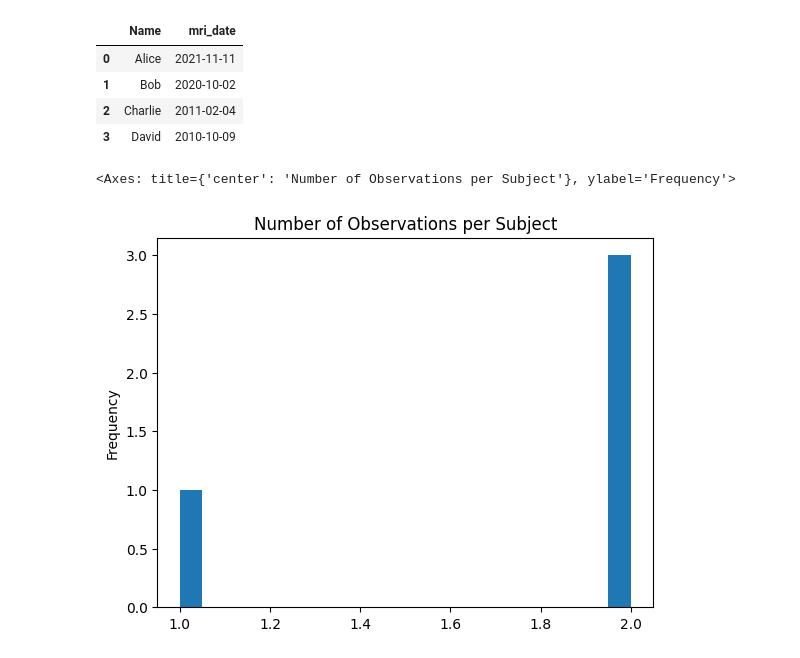
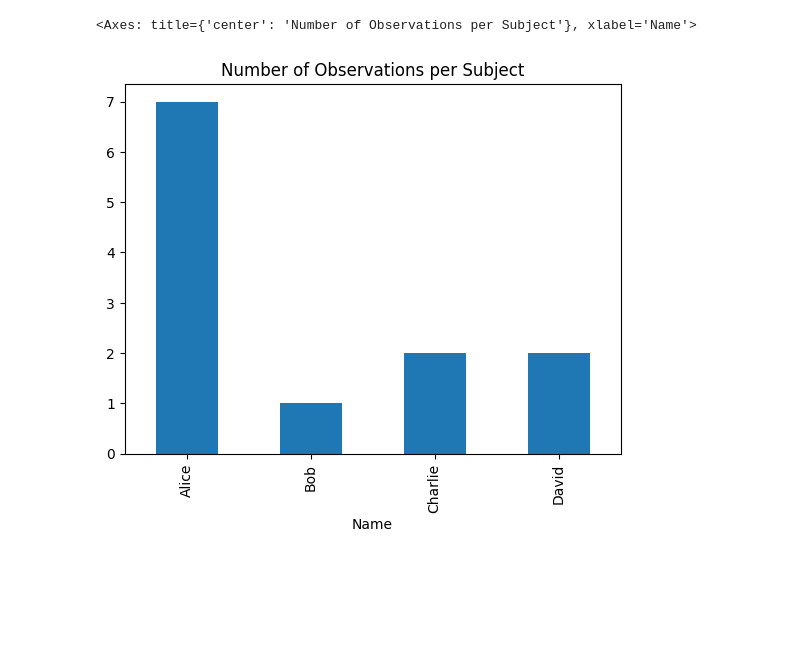
Before and after one commit to Rainiefantasy/heart-vis, a Jupyter notebook: notebooks/explore.ipynb, the cells around one changed output. Drawn from its saved outputs; the diff is of its cells as text; code cells hidden in the pictures; blank space fills up the shorter version.

Commit message:
updating notebook visualisations

```diff
--- a/notebooks/explore.ipynb
+++ b/notebooks/explore.ipynb
@@ -1,8 +1,7 @@
 # %%
-!pip install matplotlib
 import pandas as pd
 import matplotlib.pyplot as plt
-df = pd.read_excel('data/example_data.xlsx')
+df = pd.read_excel('../data/example_data.xlsx')
 
 # Print the first 5 rows of the dataframe
 print(df.head(n=10))
@@ -27,15 +26,9 @@ Requirement already satisfied: six>=1.5 in /usr/local/anaconda3/envs/cvdnet/lib/
 # %%
-df.groupby('Name')['mri_date'].min().reset_index()
+# df.groupby('Name')['mri_date'].min().reset_index()
-# %% [output]
-|  | Name | mri_date |
-| 0 | Alice | 2021-11-11 |
-| 1 | Bob | 2020-10-02 |
-| 2 | Charlie | 2011-02-04 |
-| 3 | David | 2010-10-09 |
 # %%
 # histogram of of number of observations per subject
-df.groupby('Name').size().plot(kind='hist', bins=20, title='Number of Observations per Subject')
+df.groupby('Name').size().plot(kind='bar', title='Number of Observations per Subject')
 # histogram of age
 # %% [output]
-<Axes: title={'center': 'Number of Observations per Subject'}, ylabel='Frequency'>
+<Axes: title={'center': 'Number of Observations per Subject'}, xlabel='Name'>
-[figure, old version]
+[figure, new version]
```
Also changed, not shown: parts of 5 cells of this notebook.
